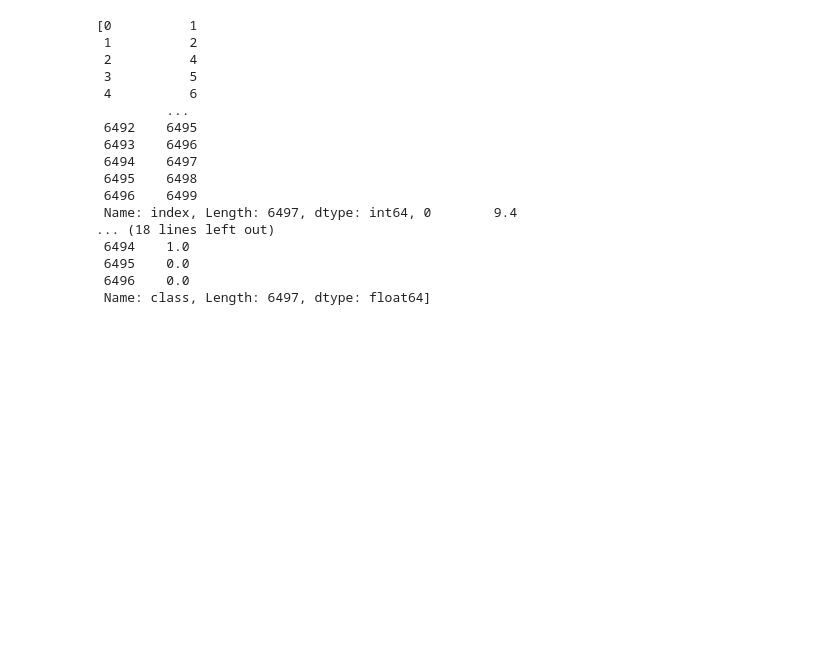
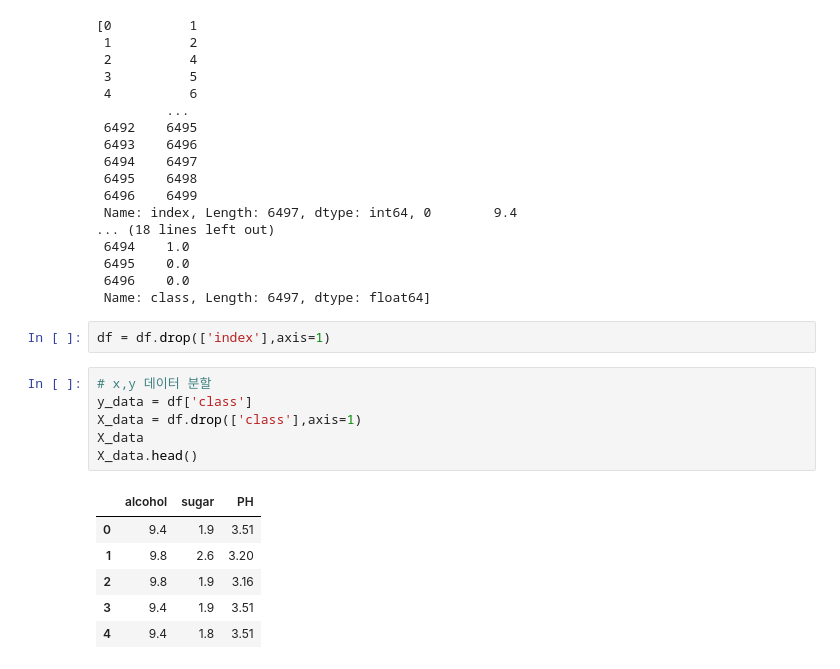
Before and after one commit to GwonSeop/-, a Jupyter notebook: 04_실습.ipynb, the cells around one changed output. Drawn from its saved outputs; the diff is of its cells as text; blank space fills up the shorter version.

```diff
--- a/04_실습.ipynb
+++ b/04_실습.ipynb
@@ -237,3 +252,18 @@ for x in df.columns:
  6495    0.0
  6496    0.0
  Name: class, Length: 6497, dtype: float64]
+# %%
+df = df.drop(['index'],axis=1)
+# %%
+# x,y 데이터 분할
+y_data = df['class']
+X_data = df.drop(['class'],axis=1)
+X_data
+X_data.head()
+# %% [output]
+|  | alcohol | sugar | PH |
+| 0 | 9.4 | 1.9 | 3.51 |
+| 1 | 9.8 | 2.6 | 3.20 |
+| 2 | 9.8 | 1.9 | 3.16 |
+| 3 | 9.4 | 1.9 | 3.51 |
+| 4 | 9.4 | 1.8 | 3.51 |
```
Also changed, not shown: parts of 12 cells of this notebook.
